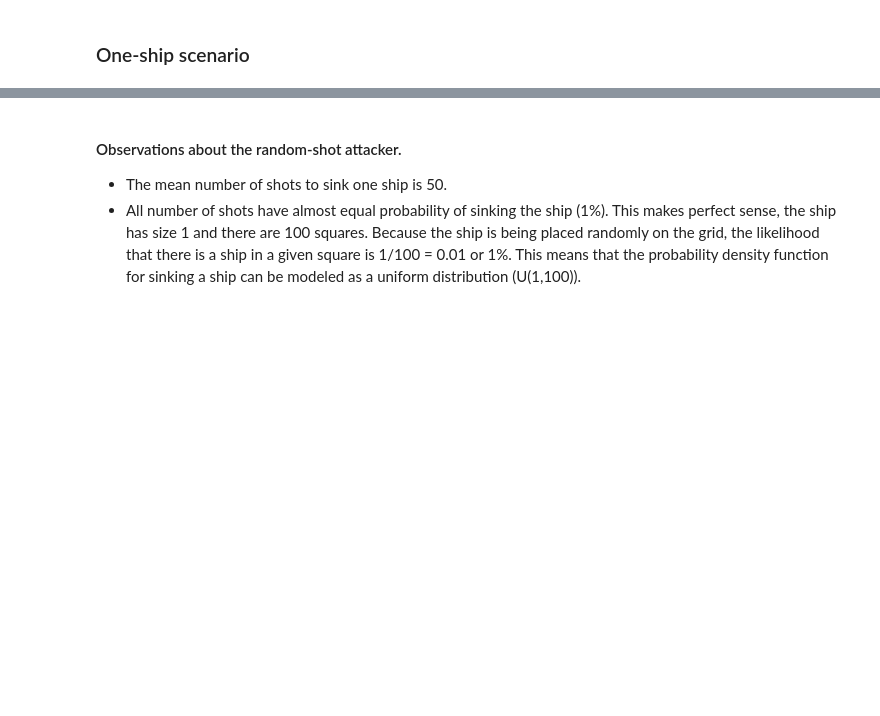
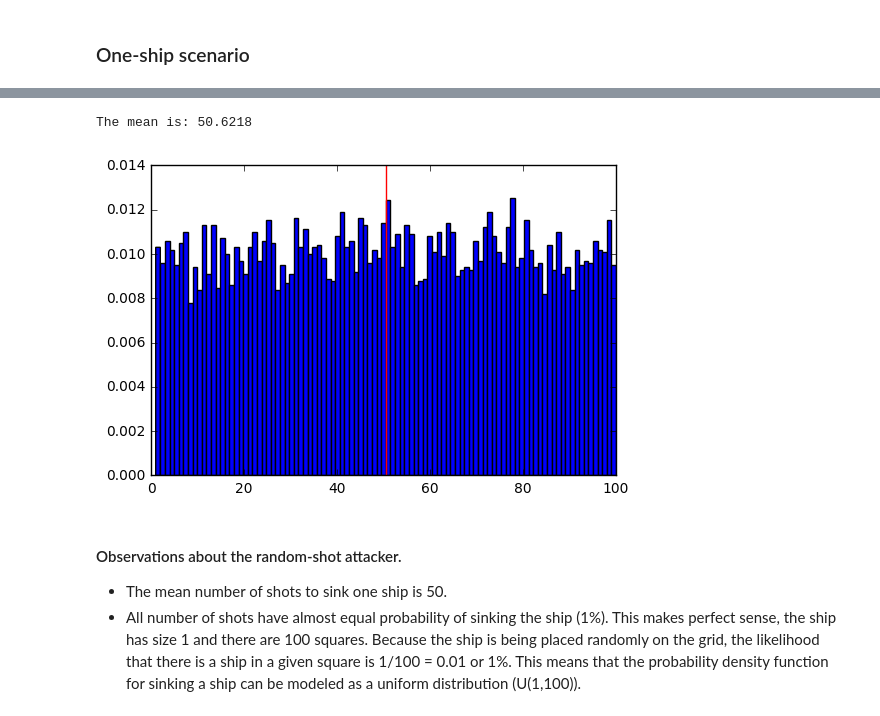
Before and after one commit to ajRiverav/ai-battleship-player, a Jupyter notebook: density-functions-analysis.ipynb, the cells around one changed output, grey strips where cells are left out. Saved outputs shown, nothing was run; the diff lists cells and outputs as text; code cells hidden in the pictures; blank space fills up the shorter version.

Commit message:
Moved repeating code to a function. Added the 17-occupied squares case, like the real balttehsip game

```diff
--- a/density-functions-analysis.ipynb
+++ b/density-functions-analysis.ipynb
@@ -14,22 +14,3 @@ import numpy as np
 import matplotlib.pyplot as plt
 from matplotlib.ticker import FuncFormatter
 %matplotlib inline
-# %%
-#Utility functions
-def getUnusedCoordinate(usedCoordinates=[]):
-    while True:
-        coordinate = random.randint(1,MAX_NUM)
-        if coordinate not in usedCoordinates:
-            return coordinate
-
-
-def to_percent(y, position):
-    # Ignore the passed in position. This has the effect of scaling the default
-    # tick locations.
-    s = str(100 * y)
-
-    # The percent symbol needs escaping in latex
-    if matplotlib.rcParams['text.usetex'] is True:
-        return s + r'$\%$'
-    else:
-        return s + '%'
@@ -84,3 +67,19 @@ The mean is: 50.5786
+# %%
+NUM_EPISODES = 10000
+NUM_COORDINATES = 100
+NUM_SHIPS = 1
+
+experimentResult = playSimpleBattleshipAttacker(NUM_EPISODES,NUM_COORDINATES,NUM_SHIPS)
+
+plt.hist(experimentResult,bins=NUM_COORDINATES,normed=True,range=(1,NUM_COORDINATES));
+
+avgNumberOfShotsToWIn = experimentResult.mean()
+plt.axvline(x=avgNumberOfShotsToWIn,color="red")
+
+print("The mean is: " + str(avgNumberOfShotsToWIn))
+# %% [output]
+The mean is: 50.6218
+[figure, added]
 # %% [markdown]
 #### Observations about the random-shot attacker.
 
```
Also changed, not shown: parts of 10 cells of this notebook.
